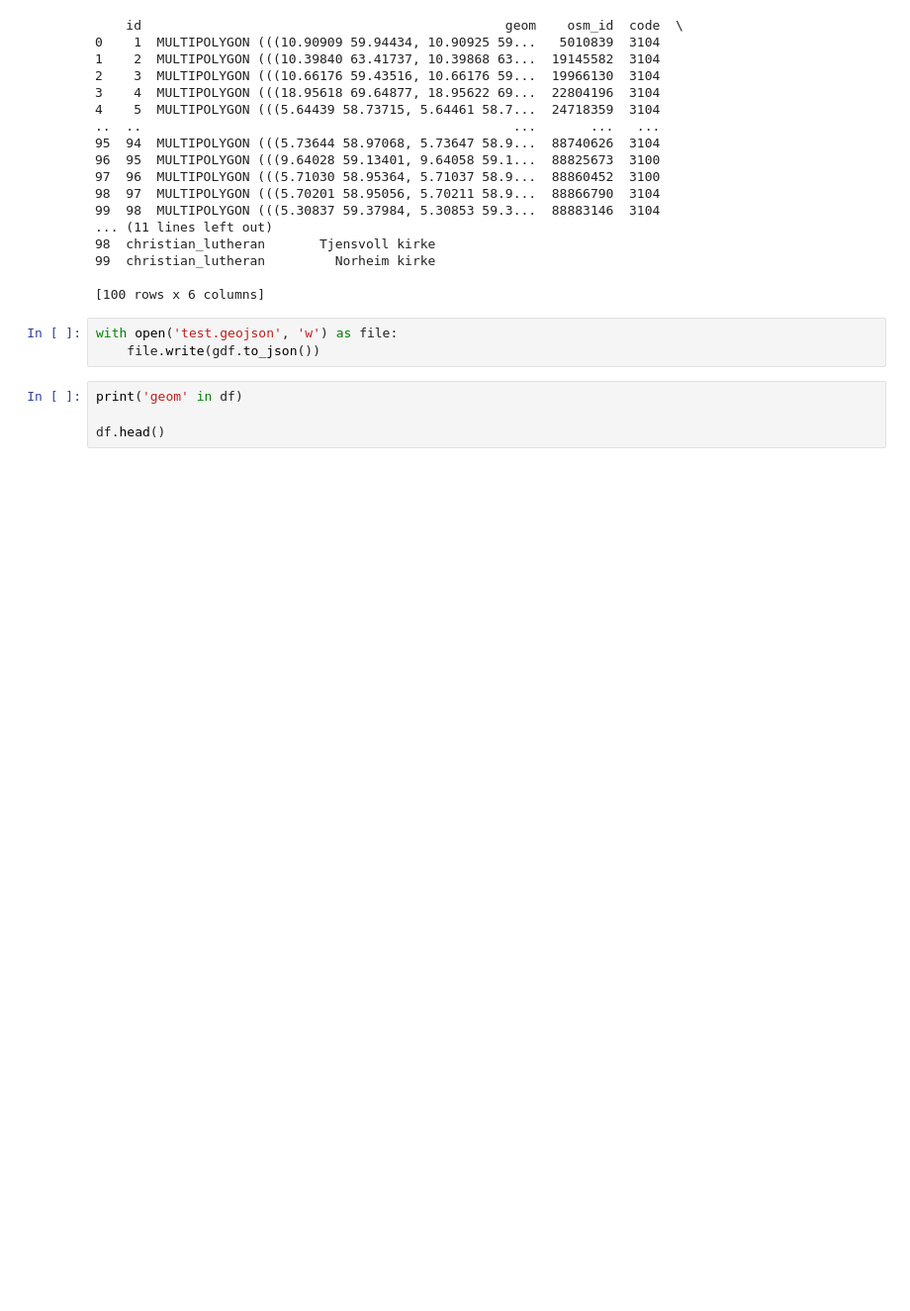
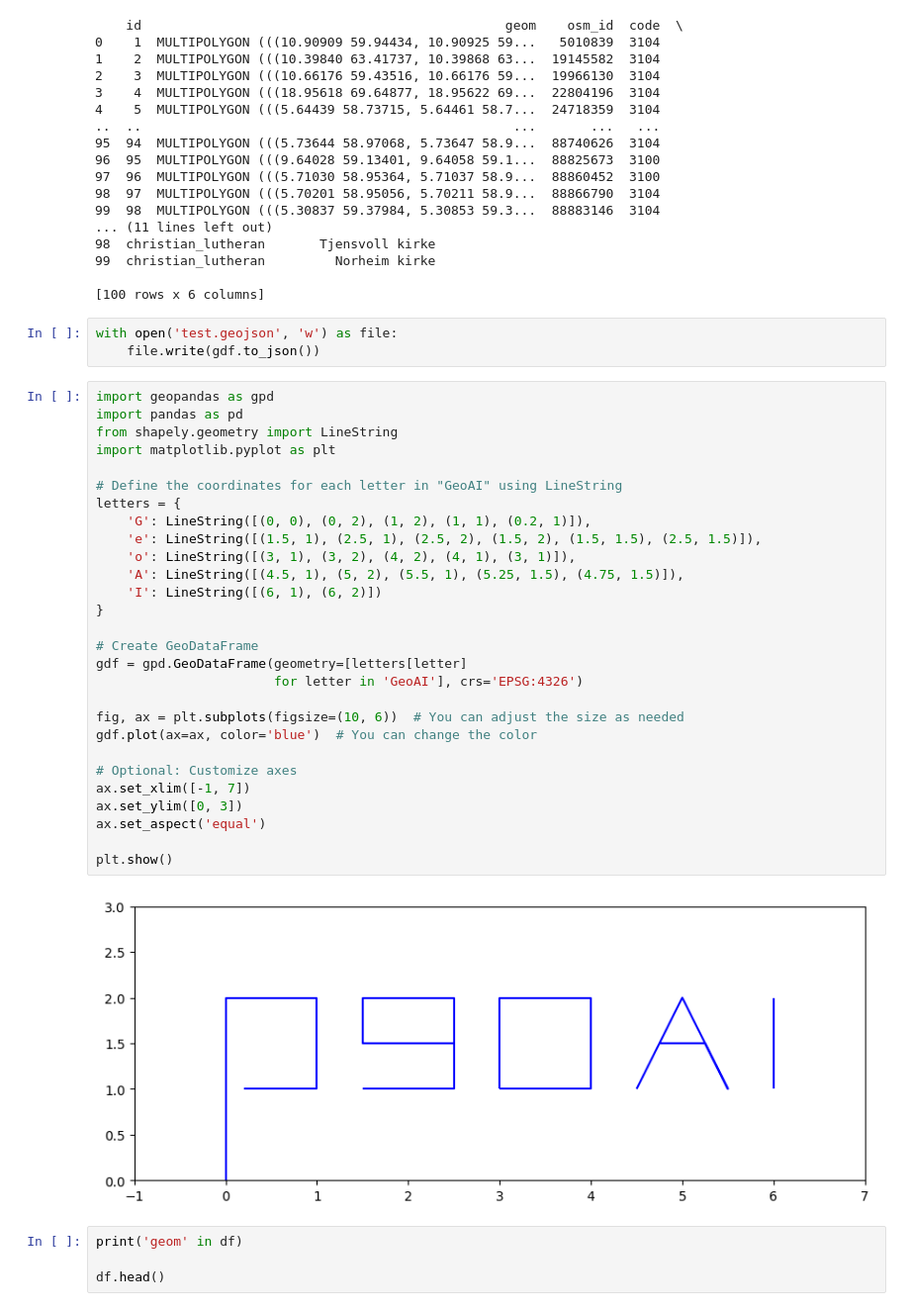
Before and after one commit to oskarhlm/masters-thesis, a Jupyter notebook: src/misc/custom/test.ipynb, the cells around one changed output. Shown at 99% size. Saved outputs shown, nothing was run; the diff lists cells and outputs as text; blank space fills up the shorter version.

```diff
--- a/src/misc/custom/test.ipynb
+++ b/src/misc/custom/test.ipynb
@@ -92,6 +92,36 @@ else:
 # %%
 with open('test.geojson', 'w') as file:
     file.write(gdf.to_json())
+# %%
+import geopandas as gpd
+import pandas as pd
+from shapely.geometry import LineString
+import matplotlib.pyplot as plt
+
+# Define the coordinates for each letter in "GeoAI" using LineString
+letters = {
+    'G': LineString([(0, 0), (0, 2), (1, 2), (1, 1), (0.2, 1)]),
+    'e': LineString([(1.5, 1), (2.5, 1), (2.5, 2), (1.5, 2), (1.5, 1.5), (2.5, 1.5)]),
+    'o': LineString([(3, 1), (3, 2), (4, 2), (4, 1), (3, 1)]),
+    'A': LineString([(4.5, 1), (5, 2), (5.5, 1), (5.25, 1.5), (4.75, 1.5)]),
+    'I': LineString([(6, 1), (6, 2)])
+}
+
+# Create GeoDataFrame
+gdf = gpd.GeoDataFrame(geometry=[letters[letter]
+                       for letter in 'GeoAI'], crs='EPSG:4326')
+
+fig, ax = plt.subplots(figsize=(10, 6))  # You can adjust the size as needed
+gdf.plot(ax=ax, color='blue')  # You can change the color
+
+# Optional: Customize axes
+ax.set_xlim([-1, 7])
+ax.set_ylim([0, 3])
+ax.set_aspect('equal')
+
+plt.show()
+# %% [output]
+[figure, added]
 # %%
 print('geom' in df)
 
```
Also changed, not shown: 6 other files.
